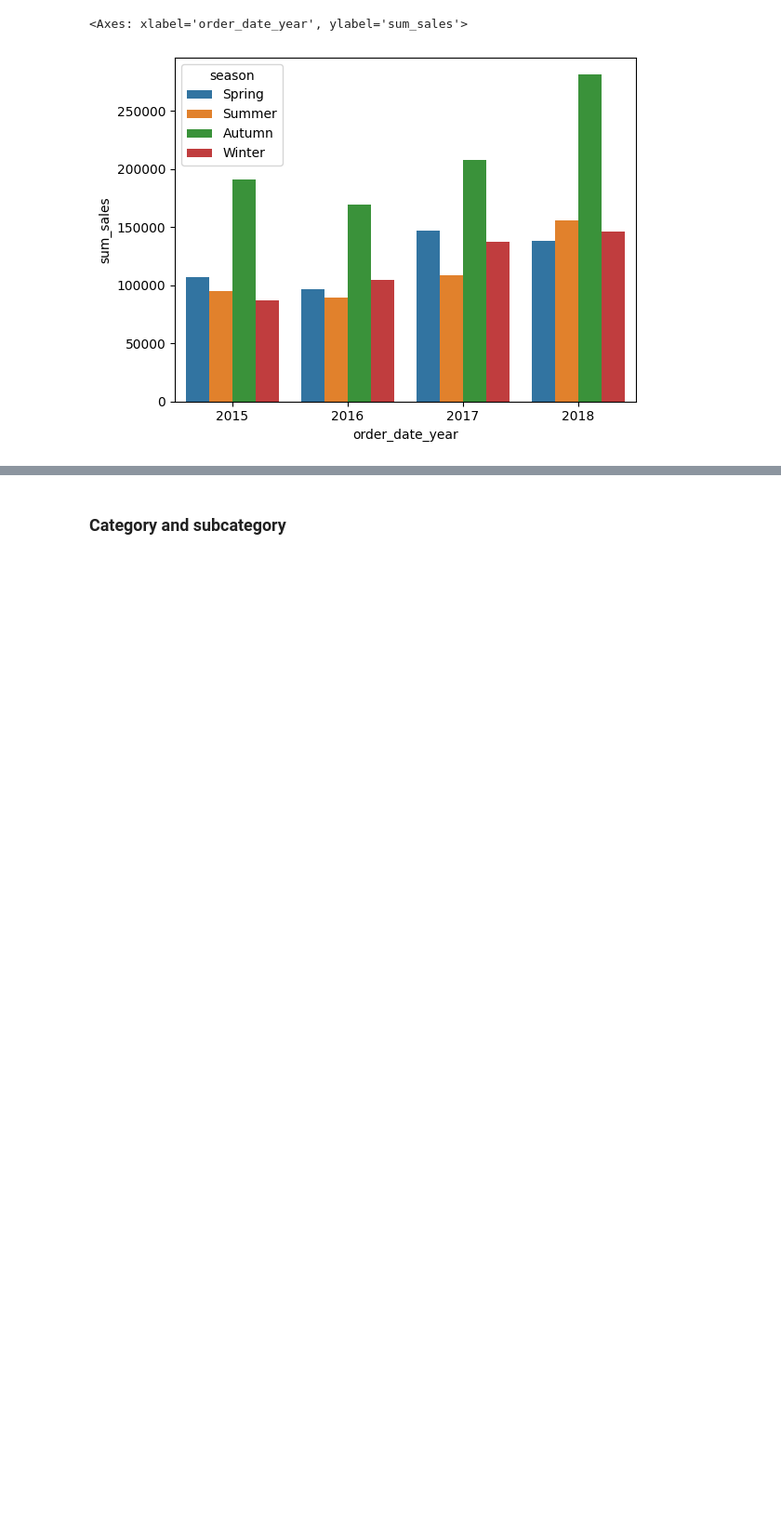
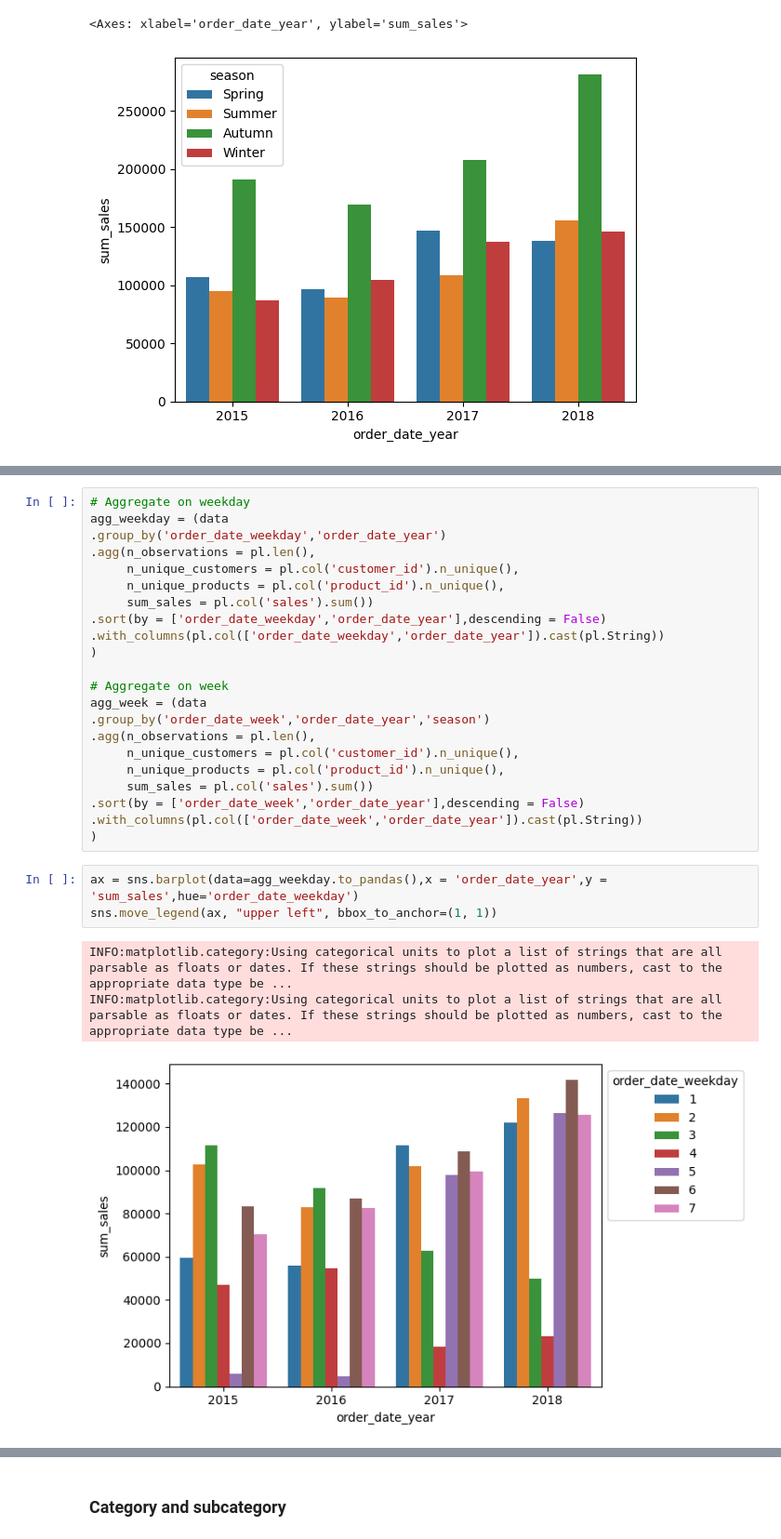
Before and after one commit to PolarsDude/Kaggle, a Jupyter notebook: Superstore Sales Dataset/superstore_sales.ipynb, the cells around one changed output, grey strips where cells are left out. Shown: that part at 93% size. Cells and saved outputs as stored; diff of their text form; blank space fills up the shorter version.

```diff
--- a/Superstore Sales Dataset/superstore_sales.ipynb
+++ b/Superstore Sales Dataset/superstore_sales.ipynb
@@ -207,0 +252,29 @@ plt.subplots_adjust(top=2)
+# %%
+# Aggregate on weekday
+agg_weekday = (data
+.group_by('order_date_weekday','order_date_year')
+.agg(n_observations = pl.len(),
+     n_unique_customers = pl.col('customer_id').n_unique(),
+     n_unique_products = pl.col('product_id').n_unique(),
+     sum_sales = pl.col('sales').sum())
+.sort(by = ['order_date_weekday','order_date_year'],descending = False)
+.with_columns(pl.col(['order_date_weekday','order_date_year']).cast(pl.String))
+)
+
+# Aggregate on week
+agg_week = (data
+.group_by('order_date_week','order_date_year','season')
+.agg(n_observations = pl.len(),
+     n_unique_customers = pl.col('customer_id').n_unique(),
+     n_unique_products = pl.col('product_id').n_unique(),
+     sum_sales = pl.col('sales').sum())
+.sort(by = ['order_date_week','order_date_year'],descending = False)
+.with_columns(pl.col(['order_date_week','order_date_year']).cast(pl.String))
+)
+# %%
+ax = sns.barplot(data=agg_weekday.to_pandas(),x = 'order_date_year',y = 'sum_sales',hue='order_date_weekday')
+sns.move_legend(ax, "upper left", bbox_to_anchor=(1, 1))
+# %% [output]
+INFO:matplotlib.category:Using categorical units to plot a list of strings that are all parsable as floats or dates. If these strings should be plotted as numbers, cast to the appropriate data type be ...
+INFO:matplotlib.category:Using categorical units to plot a list of strings that are all parsable as floats or dates. If these strings should be plotted as numbers, cast to the appropriate data type be ...
+[figure, added]
```
Also changed, not shown: parts of 14 cells of this notebook.
